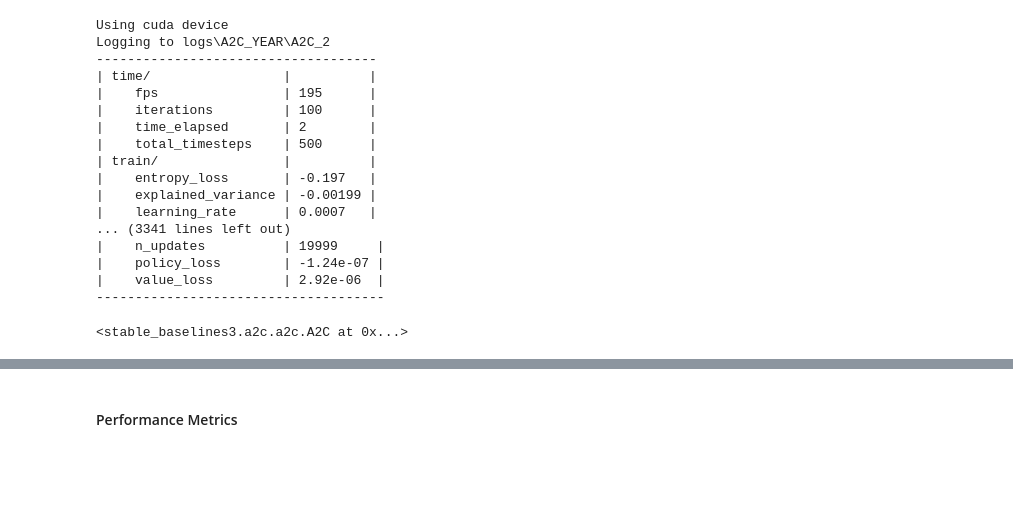
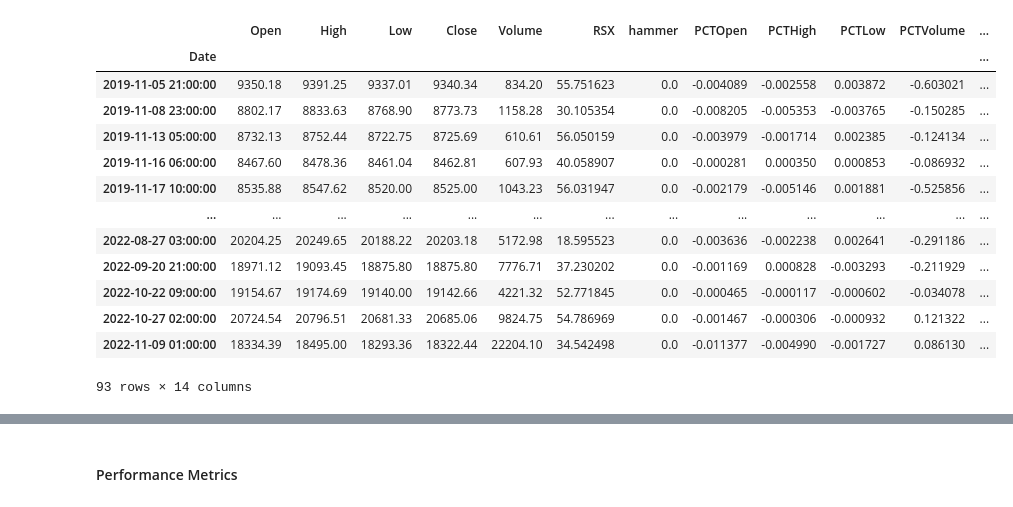
Before and after one commit to zizzs3228/trading, a Jupyter notebook: AIbot.ipynb, the cells around one changed output, grey strips where cells are left out. Saved outputs shown, nothing was run; the diff lists cells and outputs as text; code cells hidden in the pictures; blank space fills up the shorter version.

```diff
--- a/AIbot.ipynb
+++ b/AIbot.ipynb
@@ -52 +54,47 @@ testdf = get_price_data_binance('BTCUSDT',1000,'1 Dec, 2022','31 Dec, 2022',inte
+# %%
+# traindf['NOpen'] = (traindf['Open'] - traindf['Open'].mean()) / traindf['Open'].std()
+# traindf['NHigh'] = (traindf['High'] - traindf['High'].mean()) / traindf['High'].std()
+# traindf['NLow'] = (traindf['Low'] - traindf['Low'].mean()) / traindf['Low'].std()
+# traindf['NClose'] = (traindf['Close'] - traindf['Close'].mean()) / traindf['Close'].std()
+# traindf['NVolume'] = (traindf['Volume'] - traindf['Volume'].mean()) / traindf['Volume'].std()
+
+# testdf['NOpen'] = (testdf['Open'] - testdf['Open'].mean()) / testdf['Open'].std()
+# testdf['NHigh'] = (testdf['High'] - testdf['High'].mean()) / testdf['High'].std()
+# testdf['NLow'] = (testdf['Low'] - testdf['Low'].mean()) / testdf['Low'].std()
+# testdf['NClose'] = (testdf['Close'] - testdf['Close'].mean()) / testdf['Close'].std()
+# testdf['NVolume'] = (testdf['Volume'] - testdf['Volume'].mean()) / testdf['Volume'].std()
+
+traindf['RSX'] = ta.rsx(traindf['Close'],14)
+testdf['RSX'] = ta.rsx(testdf['Close'],14)
+traindf['hammer'] = ta.cdl_pattern(traindf['Open'],traindf['High'],traindf['Low'],traindf['Close'],name="hammer")
+traindf['morningstar'] = ta.cdl_pattern(traindf['Open'],traindf['High'],traindf['Low'],traindf['Close'],name="morningstar")
+traindf['morningdojistar'] = ta.cdl_pattern(traindf['Open'],traindf['High'],traindf['Low'],traindf['Close'],name="morningdojistar")
+traindf['invertedhammer'] = ta.cdl_pattern(traindf['Open'],traindf['High'],traindf['Low'],traindf['Close'],name="invertedhammer")
+
+traindf['PCTOpen'] = traindf['Open'].pct_change()
+traindf['PCTHigh'] = traindf['High'].pct_change()
+traindf['PCTLow'] = traindf['Low'].pct_change()
+traindf['PCTVolume'] = traindf['Volume'].pct_change()
+
+testdf['PCTOpen'] = testdf['Open'].pct_change()
+testdf['PCTHigh'] = testdf['High'].pct_change()
+testdf['PCTLow'] = testdf['Low'].pct_change()
+testdf['PCTVolume'] = testdf['Volume'].pct_change()
+# %%
+traindf.loc[traindf['invertedhammer'] != 0]
+# %% [output]
+|  | Open | High | Low | Close | Volume | RSX | hammer | PCTOpen | PCTHigh | PCTLow | PCTVolume | ... |
+| Date |  |  |  |  |  |  |  |  |  |  |  | ... |
+| 2019-11-05 21:00:00 | 9350.18 | 9391.25 | 9337.01 | 9340.34 | 834.20 | 55.751623 | 0.0 | -0.004089 | -0.002558 | 0.003872 | -0.603021 | ... |
+| 2019-11-08 23:00:00 | 8802.17 | 8833.63 | 8768.90 | 8773.73 | 1158.28 | 30.105354 | 0.0 | -0.008205 | -0.005353 | -0.003765 | -0.150285 | ... |
+| 2019-11-13 05:00:00 | 8732.13 | 8752.44 | 8722.75 | 8725.69 | 610.61 | 56.050159 | 0.0 | -0.003979 | -0.001714 | 0.002385 | -0.124134 | ... |
+| 2019-11-16 06:00:00 | 8467.60 | 8478.36 | 8461.04 | 8462.81 | 607.93 | 40.058907 | 0.0 | -0.000281 | 0.000350 | 0.000853 | -0.086932 | ... |
+| 2019-11-17 10:00:00 | 8535.88 | 8547.62 | 8520.00 | 8525.00 | 1043.23 | 56.031947 | 0.0 | -0.002179 | -0.005146 | 0.001881 | -0.525856 | ... |
+| ... | ... | ... | ... | ... | ... | ... | ... | ... | ... | ... | ... | ... |
+| 2022-08-27 03:00:00 | 20204.25 | 20249.65 | 20188.22 | 20203.18 | 5172.98 | 18.595523 | 0.0 | -0.003636 | -0.002238 | 0.002641 | -0.291186 | ... |
+| 2022-09-20 21:00:00 | 18971.12 | 19093.45 | 18875.80 | 18875.80 | 7776.71 | 37.230202 | 0.0 | -0.001169 | 0.000828 | -0.003293 | -0.211929 | ... |
+| 2022-10-22 09:00:00 | 19154.67 | 19174.69 | 19140.00 | 19142.66 | 4221.32 | 52.771845 | 0.0 | -0.000465 | -0.000117 | -0.000602 | -0.034078 | ... |
+| 2022-10-27 02:00:00 | 20724.54 | 20796.51 | 20681.33 | 20685.06 | 9824.75 | 54.786969 | 0.0 | -0.001467 | -0.000306 | -0.000932 | 0.121322 | ... |
+| 2022-11-09 01:00:00 | 18334.39 | 18495.00 | 18293.36 | 18322.44 | 22204.10 | 34.542498 | 0.0 | -0.011377 | -0.004990 | -0.001727 | 0.086130 | ... |
+93 rows × 14 columns
 # %%
@@ -78,25 +114,3 @@ env = VecNormalize(env, norm_obs=True, norm_reward=True, clip_obs=10.)
 # obs = env.reset()
 # action = env.action_space.sample()
 # print(obs)
-# %%
-model = A2C("MlpPolicy", env, verbose=1, tensorboard_log=log_path)
-model.learn(total_timesteps=100000)
-# %% [output]
-Using cuda device
-Logging to logs\A2C_YEAR\A2C_2
-------------------------------------
-| time/                 |          |
-|    fps                | 195      |
-|    iterations         | 100      |
-|    time_elapsed       | 2        |
-|    total_timesteps    | 500      |
-| train/                |          |
-|    entropy_loss       | -0.197   |
-|    explained_variance | -0.00199 |
-|    learning_rate      | 0.0007   |
-... (3341 lines left out)
-|    n_updates          | 19999     |
-|    policy_loss        | -1.24e-07 |
-|    value_loss         | 2.92e-06  |
--------------------------------------
-<stable_baselines3.a2c.a2c.A2C at 0x...>
```
Also changed, not shown: parts of 9 cells of this notebook.
